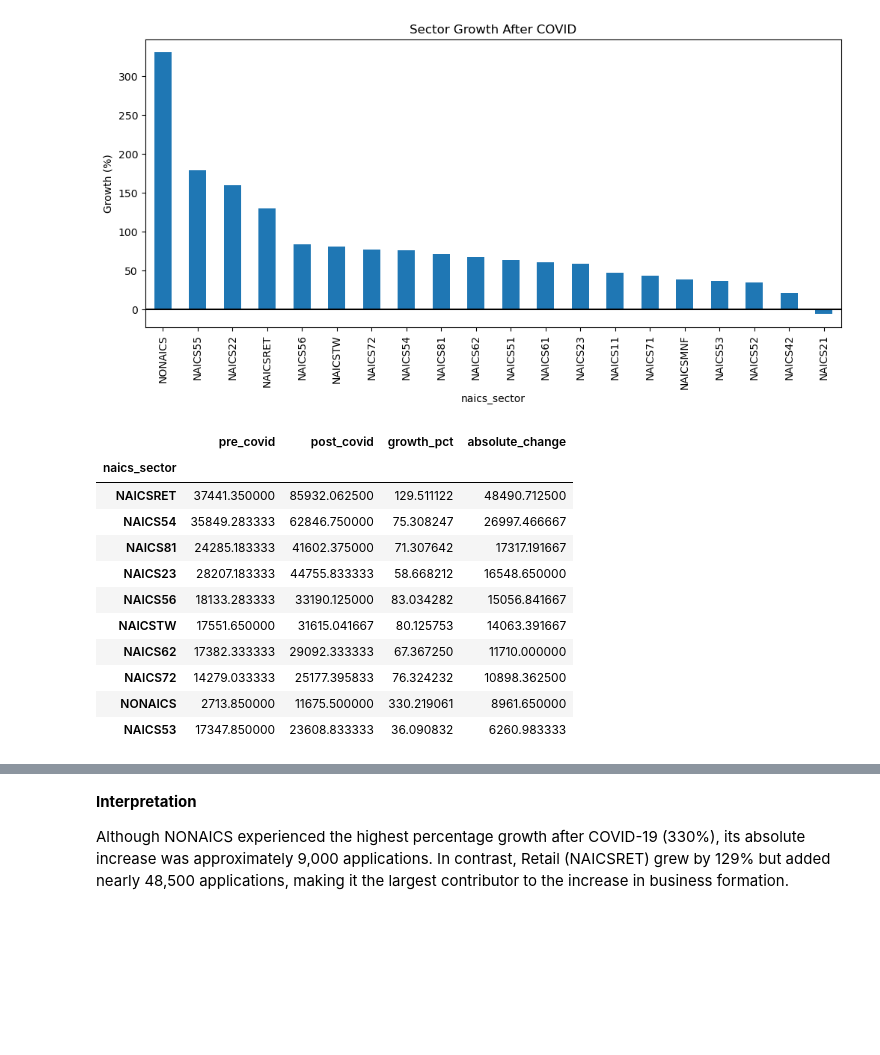
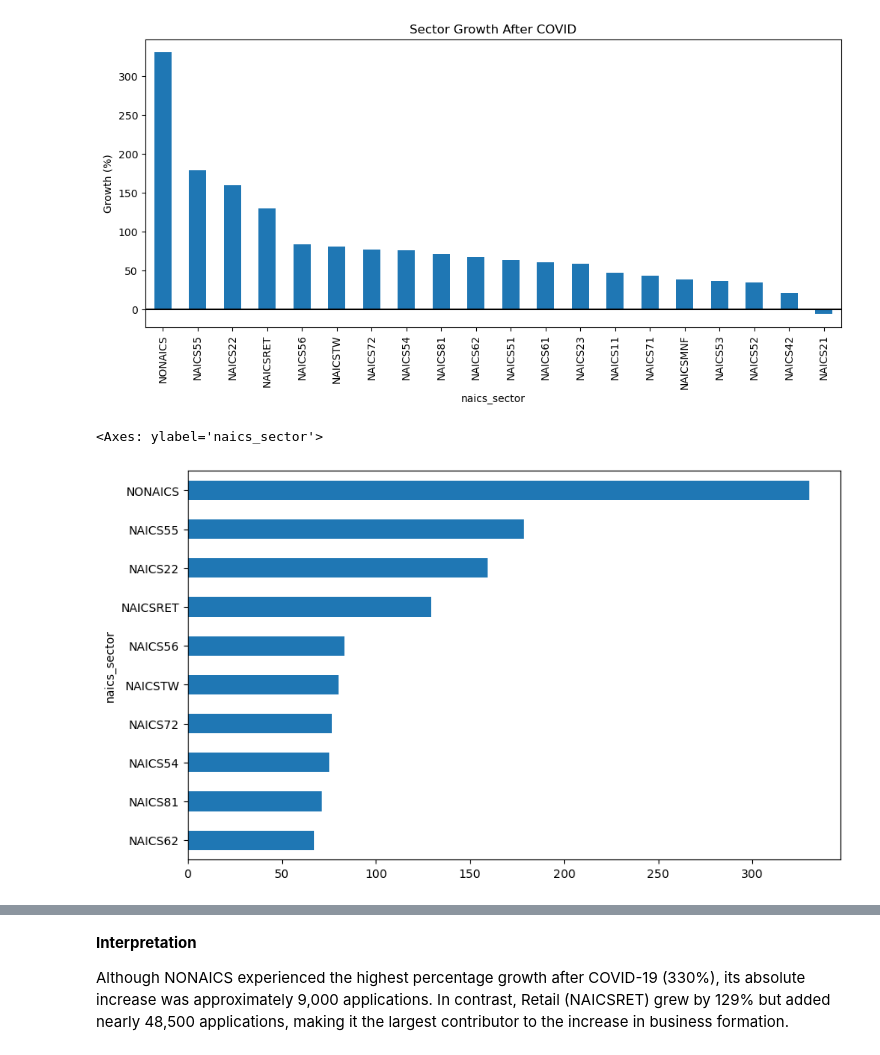
Before and after one commit to ArturoTrelles91/Bussiness-Formation-Statistics, a Jupyter notebook: BussinessApps_ml.ipynb, the cells around one changed output, grey strips where cells are left out. Cells and saved outputs as stored; diff of their text form; code cells hidden in the pictures; blank space fills up the shorter version.

```diff
--- a/BussinessApps_ml.ipynb
+++ b/BussinessApps_ml.ipynb
@@ -1813,26 +1869,13 @@ plt.ylabel("Growth (%)")
 plt.show()
 # %% [output]
 [figure]
-# %%
-sector_growth["absolute_change"] = (
-    sector_growth["post_covid"]
-    - sector_growth["pre_covid"]
-)
-
-sector_growth.sort_values(
-    "absolute_change",
-    ascending=False
-).head(10)
-# %% [output]
-|  | pre_covid | post_covid | growth_pct | absolute_change |
-| naics_sector |  |  |  |  |
-| NAICSRET | 37441.350000 | 85932.062500 | 129.511122 | 48490.712500 |
-| NAICS54 | 35849.283333 | 62846.750000 | 75.308247 | 26997.466667 |
-| NAICS81 | 24285.183333 | 41602.375000 | 71.307642 | 17317.191667 |
-| NAICS23 | 28207.183333 | 44755.833333 | 58.668212 | 16548.650000 |
-| NAICS56 | 18133.283333 | 33190.125000 | 83.034282 | 15056.841667 |
-| NAICSTW | 17551.650000 | 31615.041667 | 80.125753 | 14063.391667 |
-| NAICS62 | 17382.333333 | 29092.333333 | 67.367250 | 11710.000000 |
-| NAICS72 | 14279.033333 | 25177.395833 | 76.324232 | 10898.362500 |
-| NONAICS | 2713.850000 | 11675.500000 | 330.219061 | 8961.650000 |
-| NAICS53 | 17347.850000 | 23608.833333 | 36.090832 | 6260.983333 |
+# %%
+top_pct = get_top_sectors(
+    sector_growth,
+    "growth_pct"
+).head(10)
+
+top_pct["growth_pct"].sort_values().plot(kind="barh",figsize=(10,6))
+# %% [output]
+<Axes: ylabel='naics_sector'>
+[figure, added]
```
Also changed, not shown: parts of 23 cells of this notebook.
